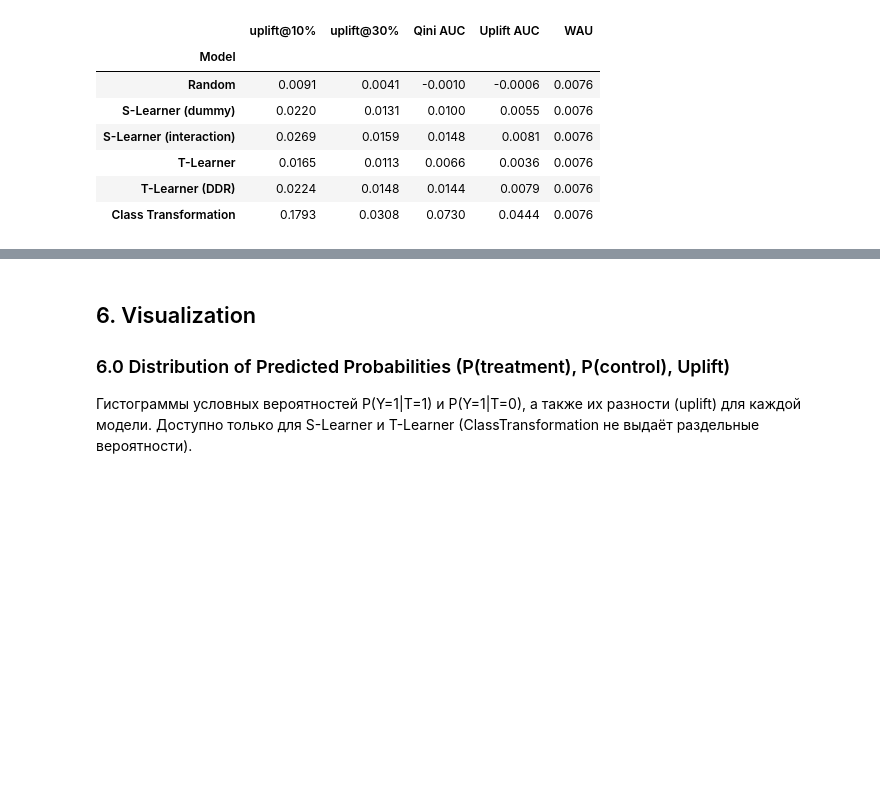
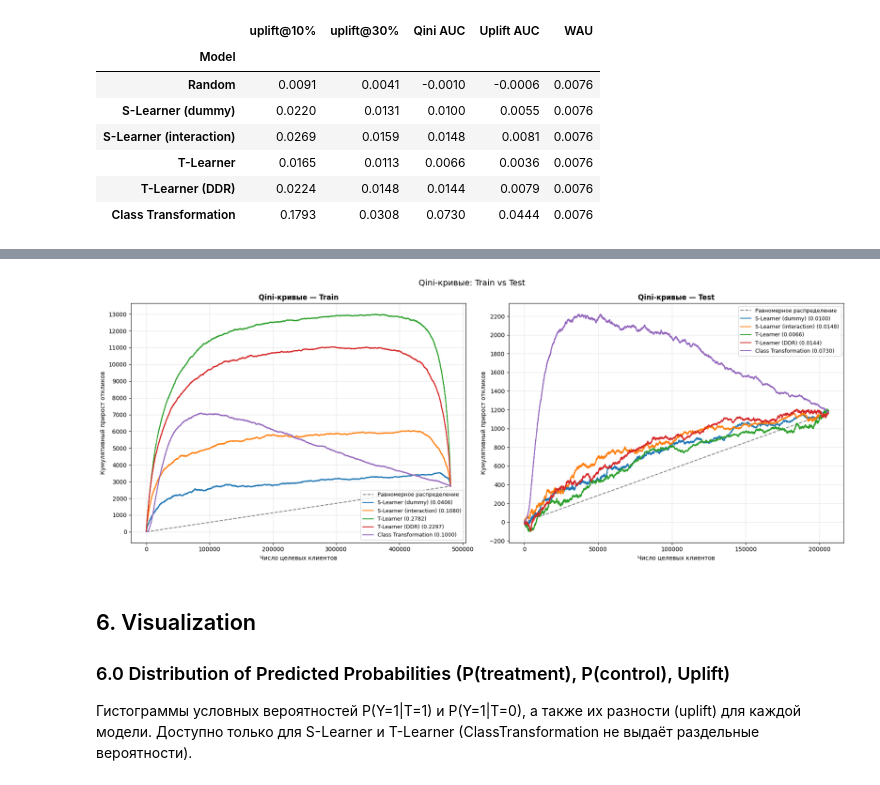
Before and after one commit to Xlemon5/lenta-uplift-modeling, a Jupyter notebook: modeling.ipynb, the cells around one changed output, grey strips where cells are left out. Cells and saved outputs as stored; diff of their text form; code cells hidden in the pictures; blank space fills up the shorter version.

```diff
--- a/modeling.ipynb
+++ b/modeling.ipynb
@@ -192,3 +251,38 @@ results_df.style.format('{:.4f}').highlight_max(axis=0, color='lightgreen')
+# %%
+model_colors = {
+    'S-Learner (dummy)':       '#1f77b4',
+    'S-Learner (interaction)': '#ff7f0e',
+    'T-Learner':               '#2ca02c',
+    'T-Learner (DDR)':         '#d62728',
+    'Class Transformation':    '#9467bd',
+}
+
+fig, axes = plt.subplots(1, 2, figsize=(18, 7))
+
+for ax, (split, preds, y, trt) in zip(axes, [
+    ('Train', train_predictions, y_train, treatment_train),
+    ('Test',  predictions,       y_test,  treatment_test),
+]):
+    for name, color in model_colors.items():
+        x_vals, y_vals = qini_curve(y, preds[name], trt)
+        if name == list(model_colors.keys())[0]:
+            ax.plot([0, x_vals[-1]], [0, y_vals[-1]],
+                    color='gray', linestyle='--', linewidth=1.5, label='Равномерное распределение')
+        auc = qini_auc_score(y, preds[name], trt)
+        ax.plot(x_vals, y_vals, color=color, linewidth=1.5, label=f'{name} ({auc:.4f})')
+
+    ax.set_title(f'Qini-кривые — {split}', fontsize=12, fontweight='bold')
+    ax.set_xlabel('Число целевых клиентов')
+    ax.set_ylabel('Кумулятивный прирост откликов')
+    ax.yaxis.set_major_locator(plt.MaxNLocator(nbins=15))
+    ax.legend(fontsize=9)
+    ax.grid(True, alpha=0.3)
+
+plt.suptitle('Qini-кривые: Train vs Test', fontsize=14)
+plt.tight_layout()
+plt.show()
+# %% [output]
+[figure, added]
 # %% [markdown]
 ## 6. Visualization
 
```
Also changed, not shown: parts of 31 cells of this notebook, 2 other files.
